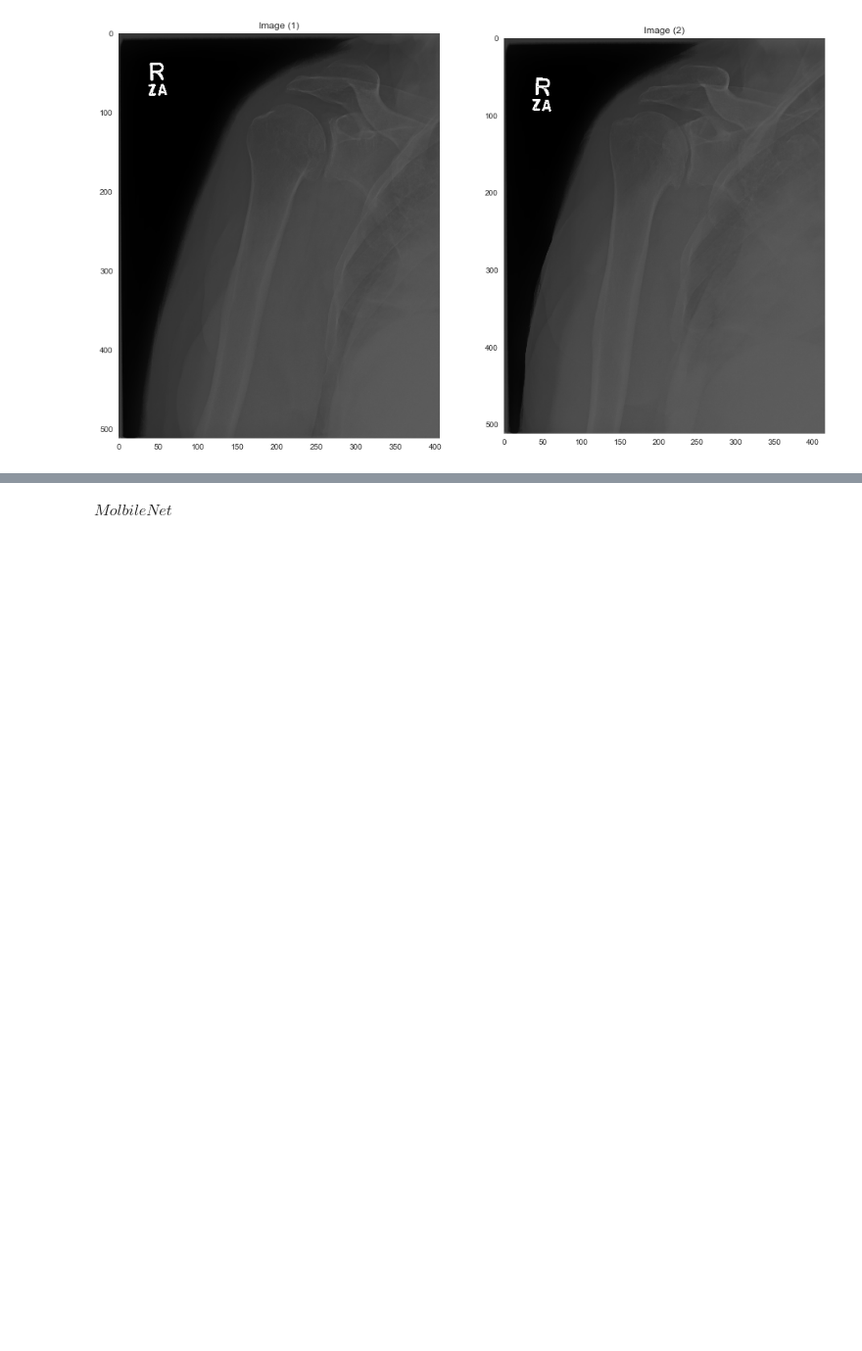
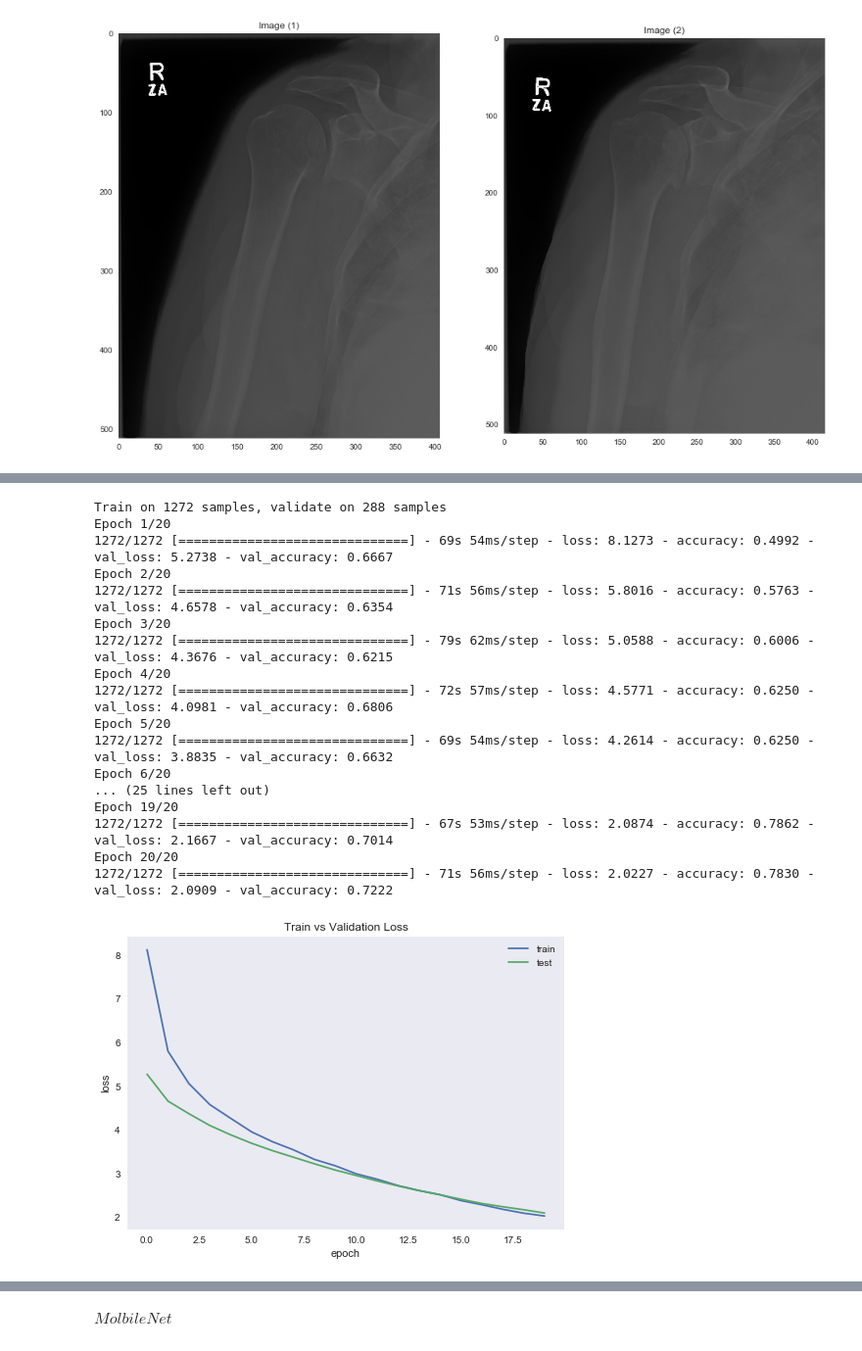
Before and after one commit to amikha33/MURA, a Jupyter notebook: MURA__.ipynb, the cells around one changed output, grey strips where cells are left out. Shown at 98% size. Saved outputs shown, nothing was run; the diff lists cells and outputs as text; code cells hidden in the pictures; blank space fills up the shorter version.

```diff
--- a/MURA__.ipynb
+++ b/MURA__.ipynb
@@ -348,6 +393,24 @@ Epoch 5/10
 # %%
 humerusClass='HUMERUS'
 dataHumerus__Train_,labelsHumrus_Train,dataHumerus__Test,labelsHumerus_Test=prepareDataVGG(humerusClass)
 historyHumerus,modelHumerus=vgg19Model(dataHumerus__Train_,labelsHumrus_Train,dataHumerus__Test,labelsHumerus_Test)
 plotingModel(historyHumerus)
-test_accHmerus=plotResults(dataHumerus__Test,labelsHumerus_Test,modelHumerus)
+# %% [output]
+Train on 1272 samples, validate on 288 samples
+Epoch 1/20
+1272/1272 [==============================] - 69s 54ms/step - loss: 8.1273 - accuracy: 0.4992 - val_loss: 5.2738 - val_accuracy: 0.6667
+Epoch 2/20
+1272/1272 [==============================] - 71s 56ms/step - loss: 5.8016 - accuracy: 0.5763 - val_loss: 4.6578 - val_accuracy: 0.6354
+Epoch 3/20
+1272/1272 [==============================] - 79s 62ms/step - loss: 5.0588 - accuracy: 0.6006 - val_loss: 4.3676 - val_accuracy: 0.6215
+Epoch 4/20
+1272/1272 [==============================] - 72s 57ms/step - loss: 4.5771 - accuracy: 0.6250 - val_loss: 4.0981 - val_accuracy: 0.6806
+Epoch 5/20
+1272/1272 [==============================] - 69s 54ms/step - loss: 4.2614 - accuracy: 0.6250 - val_loss: 3.8835 - val_accuracy: 0.6632
+Epoch 6/20
+... (25 lines left out)
+Epoch 19/20
+1272/1272 [==============================] - 67s 53ms/step - loss: 2.0874 - accuracy: 0.7862 - val_loss: 2.1667 - val_accuracy: 0.7014
+Epoch 20/20
+1272/1272 [==============================] - 71s 56ms/step - loss: 2.0227 - accuracy: 0.7830 - val_loss: 2.0909 - val_accuracy: 0.7222
+[figure, added]
```
Also changed, not shown: parts of 65 cells of this notebook, 1 other file.
